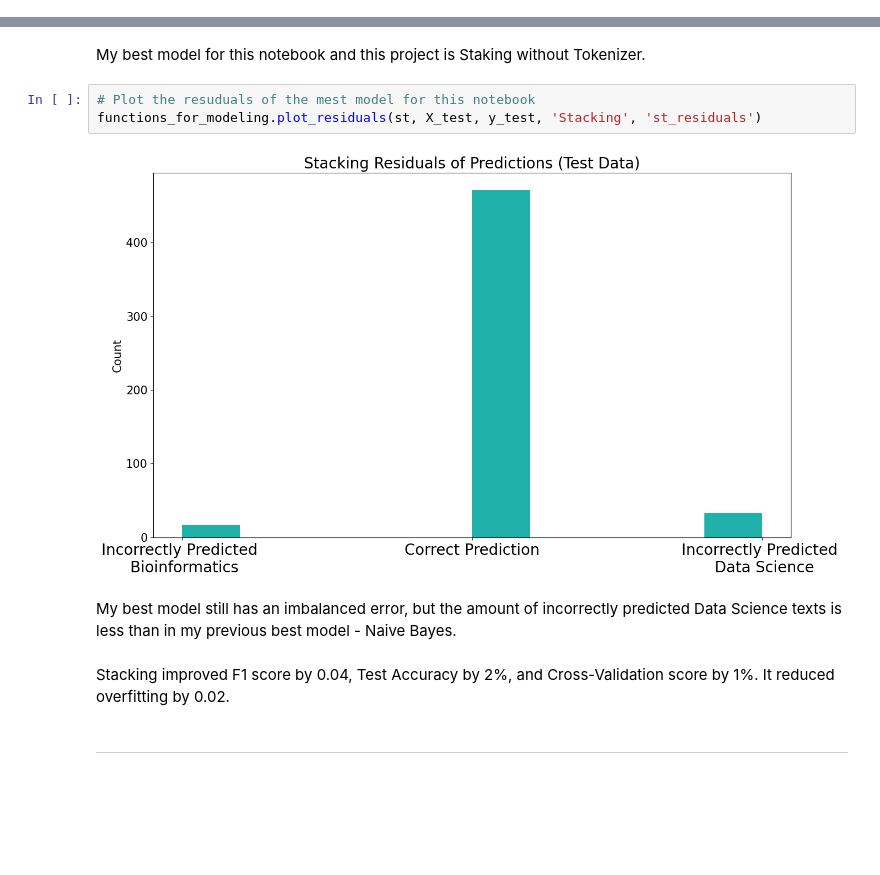
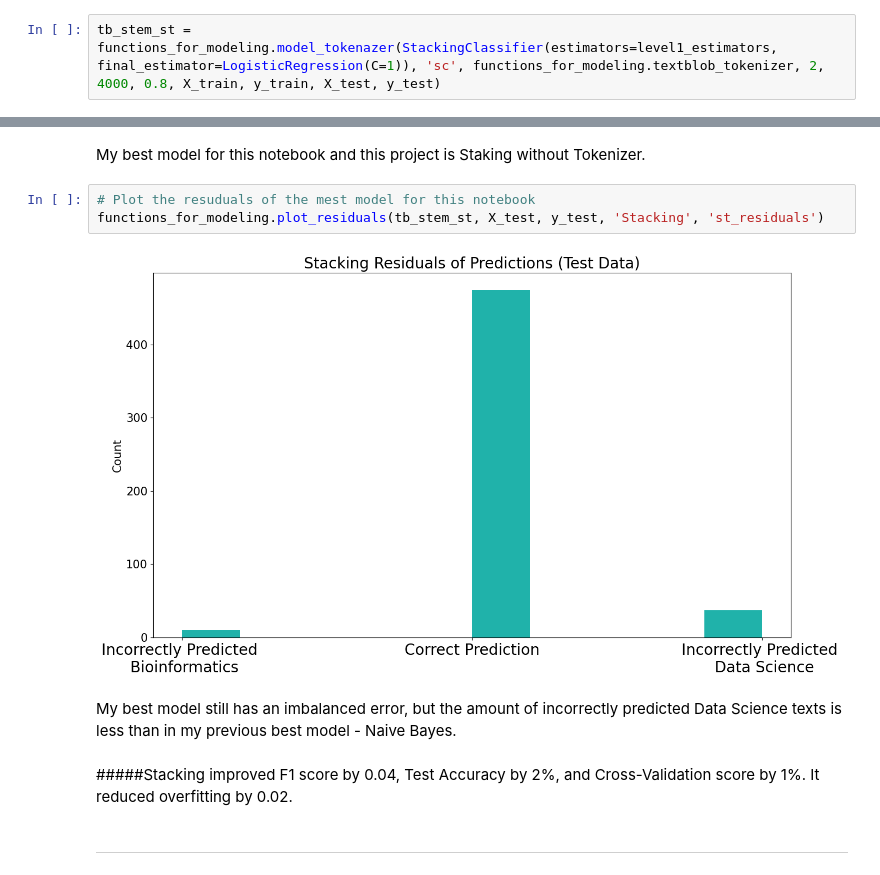
Before and after one commit to ailinnesse/NLP_Differentiate_Bioinformatics_Data_Science_texts, a Jupyter notebook: code/05_Stacking_Model.ipynb, the cells around one changed output, grey strips where cells are left out. Drawn from its saved outputs; the diff is of its cells as text; blank space fills up the shorter version.

Commit message:
updated models

```diff
--- a/code/05_Stacking_Model.ipynb
+++ b/code/05_Stacking_Model.ipynb
@@ -77,3 +77,5 @@ This model performs better than my previous best model - Naive Bayes. I will try
 ---
 # %% [markdown]
 ## Stacking with Tokenizer
+# %%
+tb_stem_st = functions_for_modeling.model_tokenazer(StackingClassifier(estimators=level1_estimators, final_estimator=LogisticRegression(C=1)), 'sc', functions_for_modeling.textblob_tokenizer, 2, 4000, 0.8, X_train, y_train, X_test, y_test)
@@ -126,13 +133,13 @@ The Random search improved the scores, but they are just a bit lower than the St
 My best model for this notebook and this project is Staking without Tokenizer.
 # %%
 # Plot the resuduals of the mest model for this notebook
-functions_for_modeling.plot_residuals(st, X_test, y_test, 'Stacking', 'st_residuals')
+functions_for_modeling.plot_residuals(tb_stem_st, X_test, y_test, 'Stacking', 'st_residuals')
 # %% [output]
-[figure, old version]
+[figure, new version]
 # %% [markdown]
 My best model still has an imbalanced error, but the amount of incorrectly predicted Data Science texts is less than in my previous best model - Naive Bayes.
 # %% [markdown]
-Stacking improved F1 score by 0.04, Test Accuracy by 2%, and Cross-Validation score by 1%. It reduced overfitting by 0.02.
+#####Stacking improved F1 score by 0.04, Test Accuracy by 2%, and Cross-Validation score by 1%. It reduced overfitting by 0.02.
 # %% [markdown]
 ---
 # %% [markdown]
```
Also changed, not shown: parts of 4 cells of this notebook, 6 other files.
